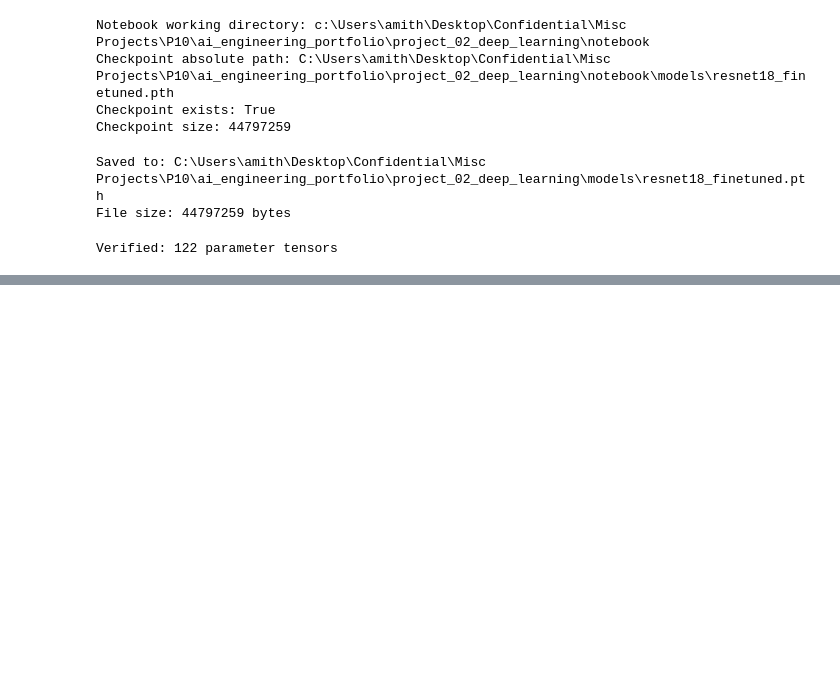
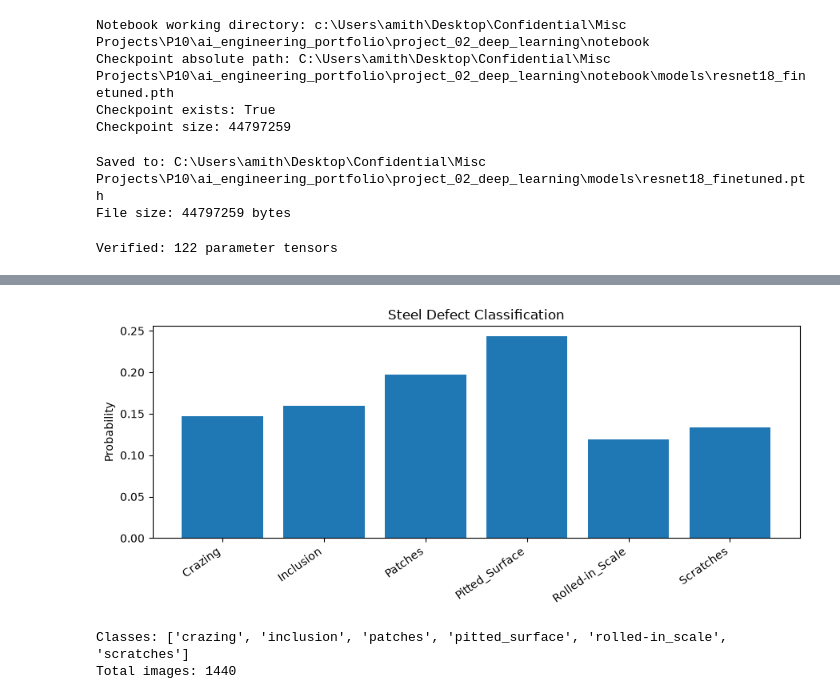
Before and after one commit to Amiths4321/Machine-Learning-Deep-Learning-AI-Engineering-project., a Jupyter notebook: notebook/04_cnn_training.ipynb, the cells around one changed output, grey strips where cells are left out. Saved outputs shown, nothing was run; the diff lists cells and outputs as text; code cells hidden in the pictures; blank space fills up the shorter version.

```diff
--- a/notebook/04_cnn_training.ipynb
+++ b/notebook/04_cnn_training.ipynb
@@ -1306,0 +1577,16 @@ Verified: 122 parameter tensors
+# %%
+image_files = [
+    p for p in data_path.rglob("*")
+    if p.suffix.lower() in [".jpg", ".jpeg", ".png", ".bmp"]
+]
+
+print("Total images:", len(image_files))
+
+image_path = image_files[0]
+print("Testing image:", image_path)
+
+result = predictor.predict(str(image_path))
+
+print("Predicted class:", result["class"])
+print("Confidence:", result["confidence"])
+print("Probabilities:", result["probabilities"])
@@ -1306,0 +1609,10 @@ Verified: 122 parameter tensors
+# %%
+result = predictor.predict(str(image_path))
+
+print("Predicted class:", result["predicted_class"])
+print("Confidence:", f'{result["confidence"]:.2%}')
+
+print("\nClass probabilities:")
+
+for defect, probability in result["probabilities"].items():
+    print(f"{defect}: {probability:.2%}")
@@ -1306,0 +1630,47 @@ Verified: 122 parameter tensors
+# %%
+import matplotlib.pyplot as plt
+
+probabilities = result["probabilities"]
+
+plt.figure(figsize=(9, 4))
+plt.bar(probabilities.keys(), probabilities.values())
+plt.xticks(rotation=35, ha="right")
+plt.ylabel("Probability")
+plt.title("Steel Defect Classification")
+plt.tight_layout()
+plt.show()
+# %% [output]
+[figure, added]
+# %%
+from torchvision import datasets, transforms
+from torch.utils.data import DataLoader
+
+project_root = Path.cwd().parent
+data_path = project_root / "data" / "raw"
+
+eval_transform = transforms.Compose([
+    transforms.Resize(256),
+    transforms.CenterCrop(224),
+    transforms.ToTensor(),
+    transforms.Normalize(
+        mean=[0.485, 0.456, 0.406],
+        std=[0.229, 0.224, 0.225]
+    )
+])
+
+dataset = datasets.ImageFolder(
+    root=str(data_path),
+    transform=eval_transform
+)
+
+loader = DataLoader(
+    dataset,
+    batch_size=8,
+    shuffle=False
+)
+
+print("Classes:", dataset.classes)
+print("Total images:", len(dataset))
+# %% [output]
+Classes: ['crazing', 'inclusion', 'patches', 'pitted_surface', 'rolled-in_scale', 'scratches']
+Total images: 1440
```
Also changed, not shown: parts of 100 cells of this notebook, 7 other files.
